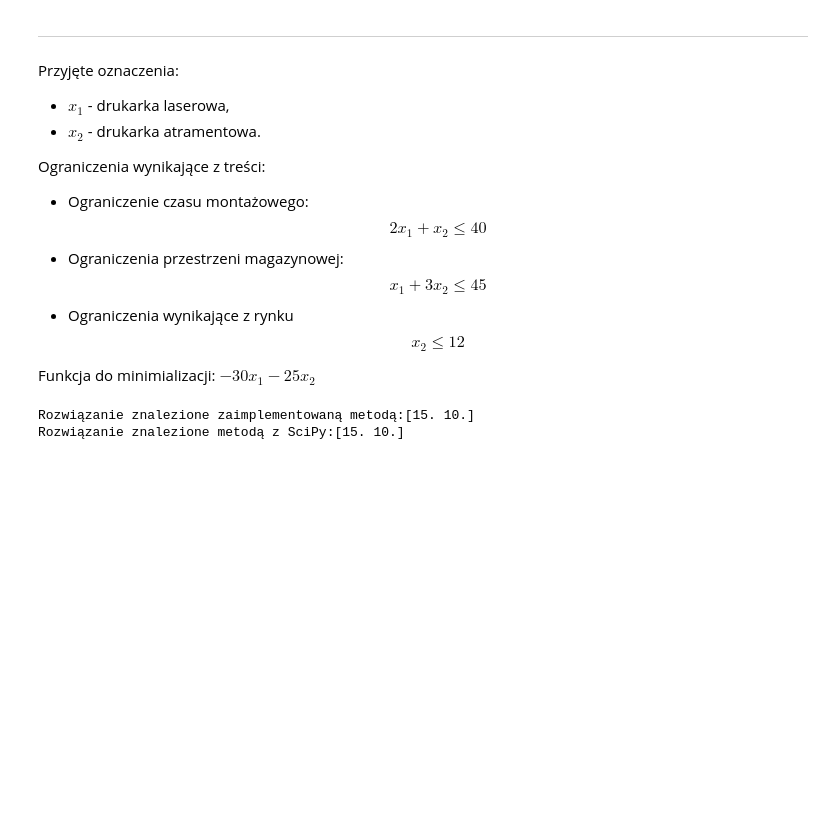
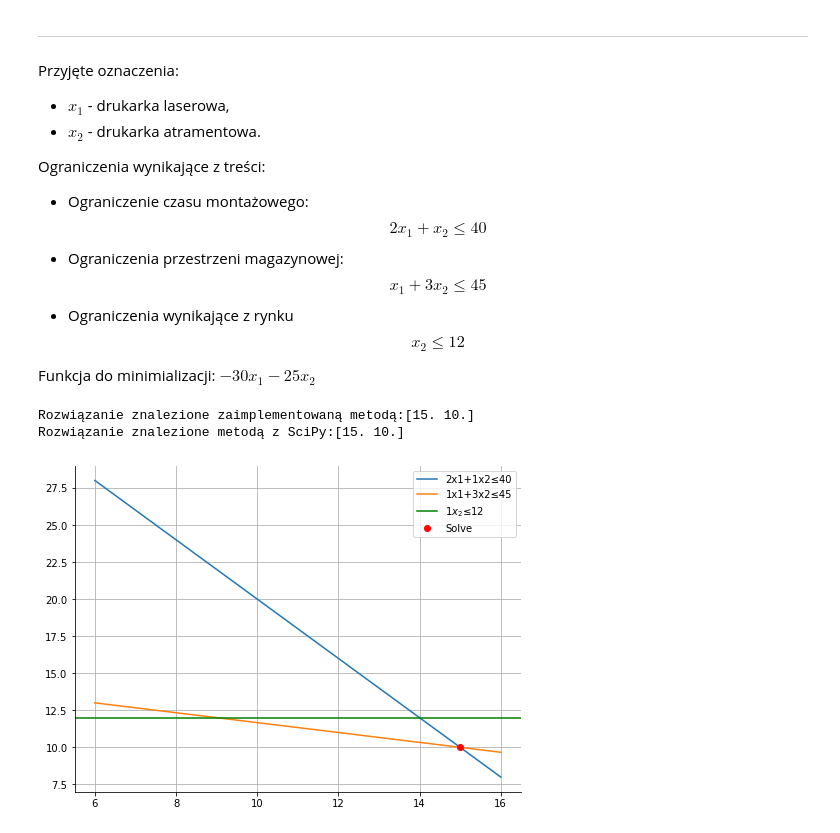
Before and after one commit to BezdzietnyAntoni/MNiO, a Jupyter notebook: List6.ipynb, the cells around one changed output. Saved outputs shown, nothing was run; the diff lists cells and outputs as text; code cells hidden in the pictures; blank space fills up the shorter version.

```diff
--- a/List6.ipynb
+++ b/List6.ipynb
@@ -347,16 +376,19 @@ Funkcja do minimializacji: $-30x_1-25x_2$
 # %%
 A = np.array([[2,1],
               [1,3],
               [0,1]])
 b = np.array([[40],[45],[12]])
 c = np.array([-30,-25])
 
 solveSimp = SimplexV2.SimplexV2(A,b,c)
 print(f'Rozwiązanie znalezione zaimplementowaną metodą:{solveSimp}')
 
 
 solveSp = sp.linprog(method='simplex', A_ub=A, b_ub=b, c=c)
 print(f'Rozwiązanie znalezione metodą z SciPy:{solveSp.x}')
+
+draw2DVisualization(A,b,solveSimp,(6,16))
 # %% [output]
 Rozwiązanie znalezione zaimplementowaną metodą:[15. 10.]
 Rozwiązanie znalezione metodą z SciPy:[15. 10.]
+[figure, added]
```
Also changed, not shown: parts of 8 cells of this notebook.
